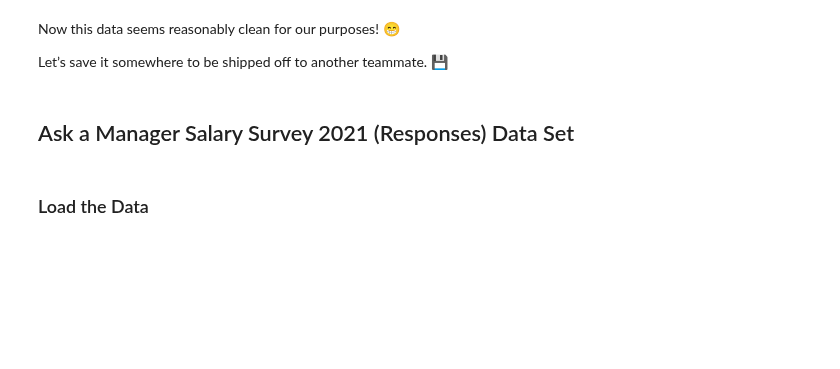
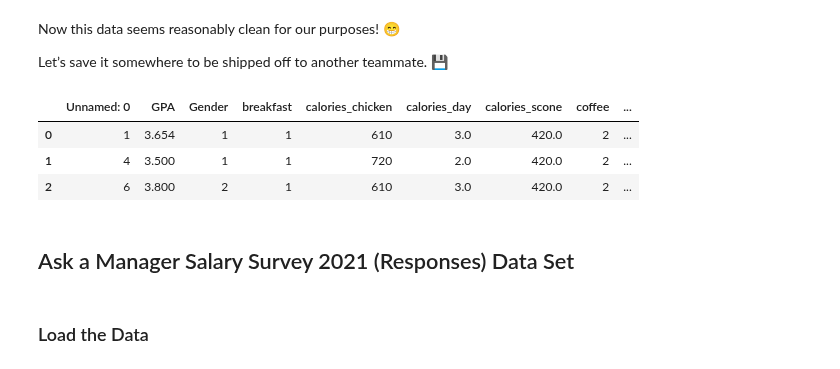
Before and after one commit to BismarTrujillo/ds-fall-2026, a Jupyter notebook: Week-02-Pandas-and-How-to-Make-a-Sick-Project/exercise/Bismar_TrujilloBarrios_week_02_exercise.ipynb, the cells around one changed output. Cells and saved outputs as stored; diff of their text form; code cells hidden in the pictures; blank space fills up the shorter version.

```diff
--- a/Week-02-Pandas-and-How-to-Make-a-Sick-Project/exercise/Bismar_TrujilloBarrios_week_02_exercise.ipynb
+++ b/Week-02-Pandas-and-How-to-Make-a-Sick-Project/exercise/Bismar_TrujilloBarrios_week_02_exercise.ipynb
@@ -190,5 +260,12 @@ Let’s save it somewhere to be shipped off to another teammate. 💾
 # %%
 # 🚀 Extra credit: Load and print a few lines of the saved file as plain text.
+df_food_clean = pd.read_csv('../data/food_coded_clean.csv')
+df_food_clean.head(3)
+# %% [output]
+|  | Unnamed: 0 | GPA | Gender | breakfast | calories_chicken | calories_day | calories_scone | coffee | ... |
+| 0 | 1 | 3.654 | 1 | 1 | 610 | 3.0 | 420.0 | 2 | ... |
+| 1 | 4 | 3.500 | 1 | 1 | 720 | 2.0 | 420.0 | 2 | ... |
+| 2 | 6 | 3.800 | 2 | 1 | 610 | 3.0 | 420.0 | 2 | ... |
 # %% [markdown]
 ## Ask a Manager Salary Survey 2021 (Responses) Data Set
 # %% [markdown]
```
Also changed, not shown: parts of 26 cells of this notebook.
